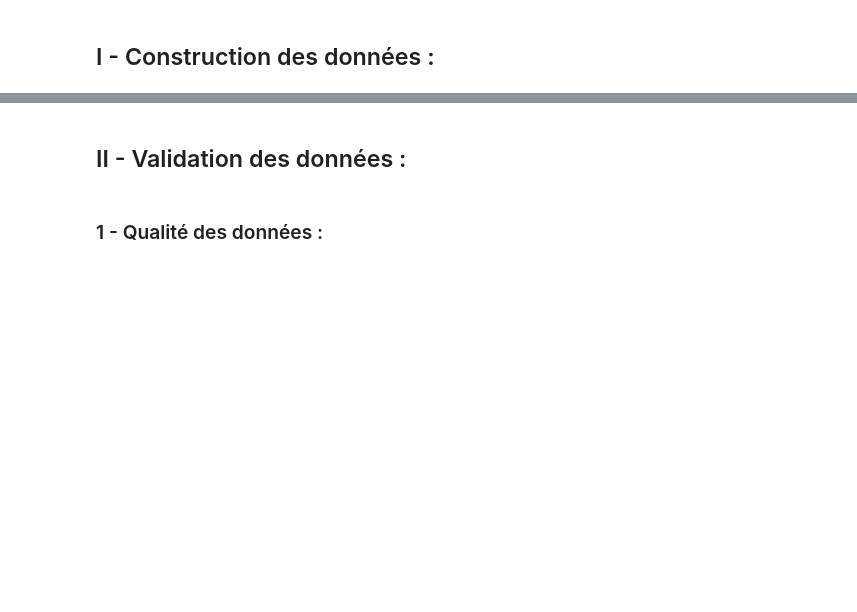
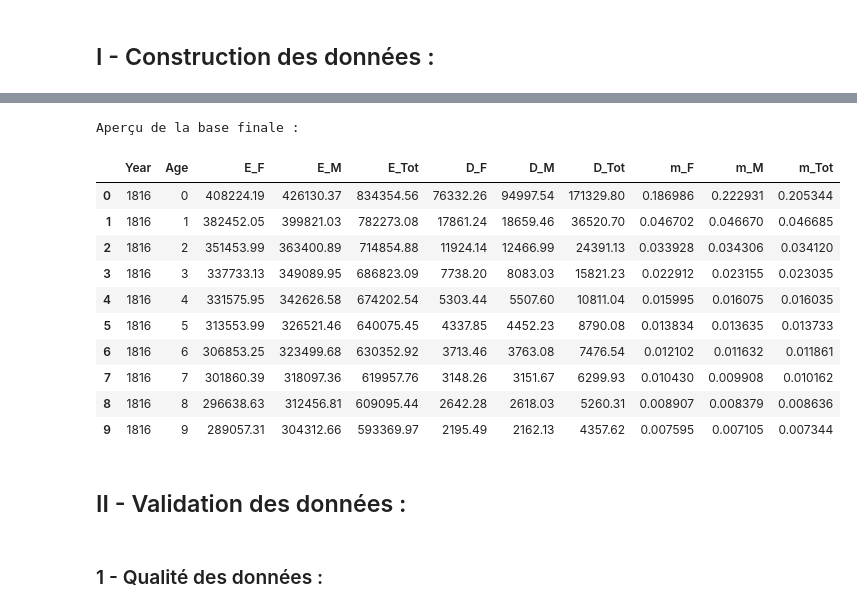
Before and after one commit to Salah10-source/Python-Project-Mortality, a Jupyter notebook: notbokes/notebooks/demo.ipynb, the cells around one changed output, grey strips where cells are left out. Drawn from its saved outputs; the diff is of its cells as text; code cells hidden in the pictures; blank space fills up the shorter version.

```diff
--- a/notbokes/notebooks/demo.ipynb
+++ b/notbokes/notebooks/demo.ipynb
@@ -84,0 +254,11 @@ La période analysée est également restreinte à **2000–2022**.
+# %%
+expo = expo_raw.rename(columns={
+    "Year":   "Year",
+    "Age":    "Age",
+    "Female": "E_F",
+    "Male":   "E_M",
+    "Total":  "E_Tot"
+})
+
+print("\nExposures après renommage :")
+display(expo.head(10))
@@ -212,3 +292,47 @@ Aperçu de la base finale avec les taux :
+# %%
+# Fusion sur Year et Age
+df_mort = pd.merge(
+    deaths,
+    expo,
+    on=["Year", "Age"],
+    how="inner"
+)
+
+# Construction des taux de mortalité m_F, m_M, m_Tot
+for sex in ["F", "M", "Tot"]:
+    num_col  = f"D_{sex}"    # décès
+    den_col  = f"E_{sex}"    # expositions
+    rate_col = f"m_{sex}"    # taux
+
+    df_mort[rate_col] = np.where(
+        df_mort[den_col] > 0,
+        df_mort[num_col] / df_mort[den_col],
+        np.nan
+    )
+
+# 3.4 Base finale : uniquement les colonnes nécessaires, dans le bon ordre
+df = df_mort[
+    ["Year", "Age",
+     "E_F", "E_M", "E_Tot",
+     "D_F", "D_M", "D_Tot",
+     "m_F", "m_M", "m_Tot"]
+].copy()
+
+print("Aperçu de la base finale :")
+display(df.head(10))
+# %% [output]
+Aperçu de la base finale :
+|  | Year | Age | E_F | E_M | E_Tot | D_F | D_M | D_Tot | m_F | m_M | m_Tot |
+| 0 | 1816 | 0 | 408224.19 | 426130.37 | 834354.56 | 76332.26 | 94997.54 | 171329.80 | 0.186986 | 0.222931 | 0.205344 |
+| 1 | 1816 | 1 | 382452.05 | 399821.03 | 782273.08 | 17861.24 | 18659.46 | 36520.70 | 0.046702 | 0.046670 | 0.046685 |
+| 2 | 1816 | 2 | 351453.99 | 363400.89 | 714854.88 | 11924.14 | 12466.99 | 24391.13 | 0.033928 | 0.034306 | 0.034120 |
+| 3 | 1816 | 3 | 337733.13 | 349089.95 | 686823.09 | 7738.20 | 8083.03 | 15821.23 | 0.022912 | 0.023155 | 0.023035 |
+| 4 | 1816 | 4 | 331575.95 | 342626.58 | 674202.54 | 5303.44 | 5507.60 | 10811.04 | 0.015995 | 0.016075 | 0.016035 |
+| 5 | 1816 | 5 | 313553.99 | 326521.46 | 640075.45 | 4337.85 | 4452.23 | 8790.08 | 0.013834 | 0.013635 | 0.013733 |
+| 6 | 1816 | 6 | 306853.25 | 323499.68 | 630352.92 | 3713.46 | 3763.08 | 7476.54 | 0.012102 | 0.011632 | 0.011861 |
+| 7 | 1816 | 7 | 301860.39 | 318097.36 | 619957.76 | 3148.26 | 3151.67 | 6299.93 | 0.010430 | 0.009908 | 0.010162 |
+| 8 | 1816 | 8 | 296638.63 | 312456.81 | 609095.44 | 2642.28 | 2618.03 | 5260.31 | 0.008907 | 0.008379 | 0.008636 |
+| 9 | 1816 | 9 | 289057.31 | 304312.66 | 593369.97 | 2195.49 | 2162.13 | 4357.62 | 0.007595 | 0.007105 | 0.007344 |
 # %% [markdown]
 ## II - Validation des données :
 # %% [markdown]
```
Also changed, not shown: parts of 37 cells of this notebook, 1 other file.
